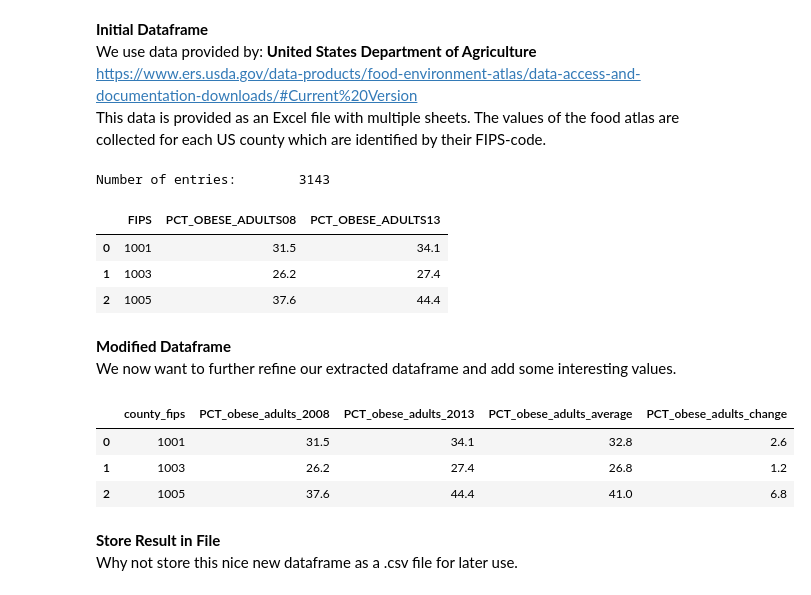
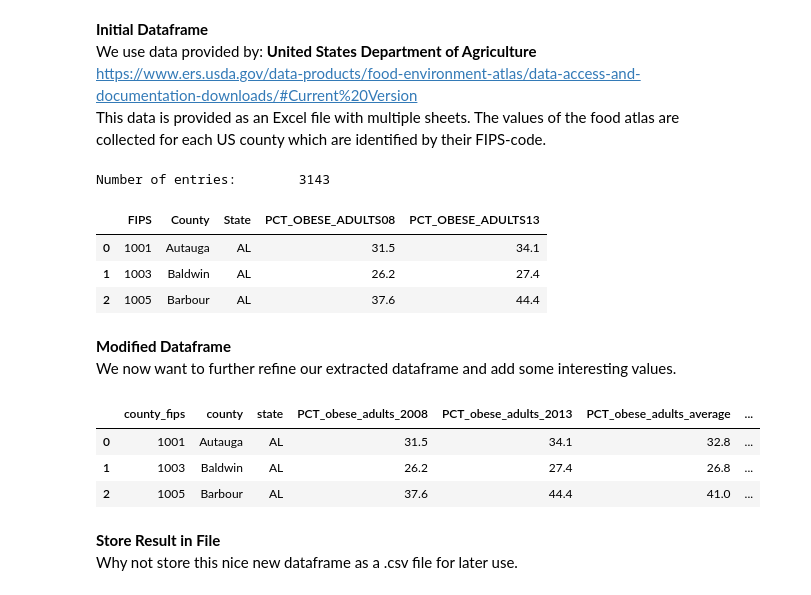
Before and after one commit to rendermat/datafriends_workshop, a Jupyter notebook: explore_data/Obesity_01_MAT.ipynb, the cells around one changed output. Saved outputs shown, nothing was run; the diff lists cells and outputs as text; code cells hidden in the pictures.

```diff
--- a/explore_data/Obesity_01_MAT.ipynb
+++ b/explore_data/Obesity_01_MAT.ipynb
@@ -38,34 +38,35 @@ The values of the food atlas are collected for each US county which are identifi
 # %%
 # Load the health table from the food atlas data and extract the columns dealing with obesity.
 df_health = pd.read_excel(path_atlas, sheet_name='HEALTH')
-df_obesity = df_health[['FIPS', 'PCT_OBESE_ADULTS08', 'PCT_OBESE_ADULTS13']].copy()
+df_obesity = df_health[['FIPS', 'County', 'State', 'PCT_OBESE_ADULTS08', 'PCT_OBESE_ADULTS13']].copy()
 
 # Show some information about the dataframe we extracted so far.
 print('{:<25} {:d}'.format('Number of entries:', len(df_obesity.index)))
 df_obesity[:3]
 # %% [output]
 Number of entries:        3143
-|  | FIPS | PCT_OBESE_ADULTS08 | PCT_OBESE_ADULTS13 |
-| 0 | 1001 | 31.5 | 34.1 |
-| 1 | 1003 | 26.2 | 27.4 |
-| 2 | 1005 | 37.6 | 44.4 |
+|  | FIPS | County | State | PCT_OBESE_ADULTS08 | PCT_OBESE_ADULTS13 |
+| 0 | 1001 | Autauga | AL | 31.5 | 34.1 |
+| 1 | 1003 | Baldwin | AL | 26.2 | 27.4 |
+| 2 | 1005 | Barbour | AL | 37.6 | 44.4 |
 # %% [markdown]
 **Modified Dataframe**
 We now want to further refine our extracted dataframe and add some interesting values.
 # %%
 # Rename the columns to allow for better reading and referencing in the future.
-df_obesity.rename(columns={'FIPS':'county_fips','PCT_OBESE_ADULTS08':'PCT_obese_adults_2008', \
+df_obesity.rename(columns={'FIPS':'county_fips','County':'county','State':'state', \
+                           'PCT_OBESE_ADULTS08':'PCT_obese_adults_2008', \
                            'PCT_OBESE_ADULTS13':'PCT_obese_adults_2013'}, inplace=True)
 
 # Add some colums of values (average, change) derived directly from the ones that where in the atlas.
 df_obesity['PCT_obese_adults_average'] = round((df_obesity['PCT_obese_adults_2008'] + df_obesity['PCT_obese_adults_2013'])/2, 3)
 df_obesity['PCT_obese_adults_change'] = round(df_obesity['PCT_obese_adults_2013'] - df_obesity['PCT_obese_adults_2008'], 3)
 df_obesity[:3]
 # %% [output]
-|  | county_fips | PCT_obese_adults_2008 | PCT_obese_adults_2013 | PCT_obese_adults_average | PCT_obese_adults_change |
-| 0 | 1001 | 31.5 | 34.1 | 32.8 | 2.6 |
-| 1 | 1003 | 26.2 | 27.4 | 26.8 | 1.2 |
-| 2 | 1005 | 37.6 | 44.4 | 41.0 | 6.8 |
+|  | county_fips | county | state | PCT_obese_adults_2008 | PCT_obese_adults_2013 | PCT_obese_adults_average | ... |
+| 0 | 1001 | Autauga | AL | 31.5 | 34.1 | 32.8 | ... |
+| 1 | 1003 | Baldwin | AL | 26.2 | 27.4 | 26.8 | ... |
+| 2 | 1005 | Barbour | AL | 37.6 | 44.4 | 41.0 | ... |
 # %% [markdown]
 **Store Result in File**
 Why not store this nice new dataframe as a .csv file for later use.
```
Also changed, not shown: 5 other files.
